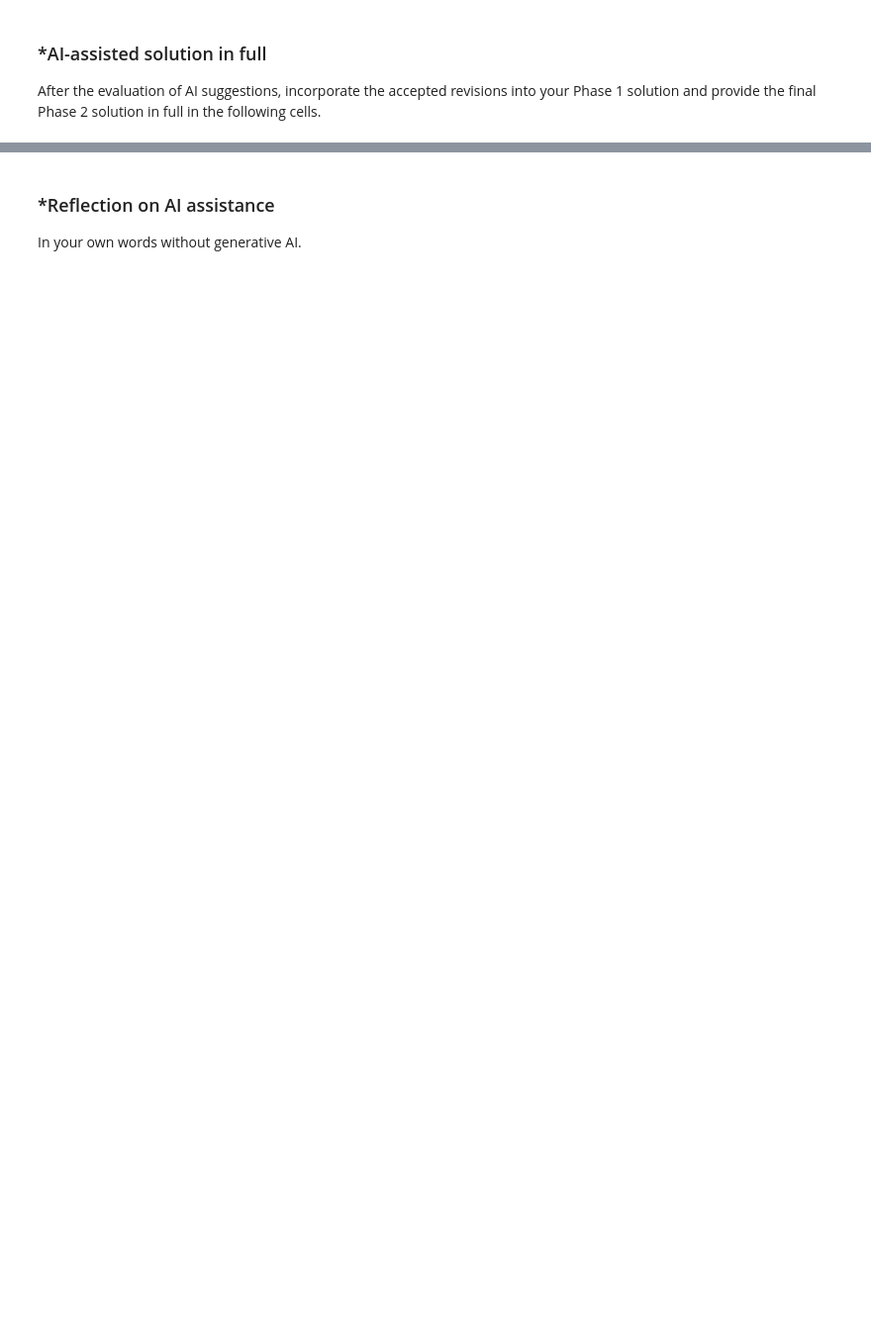
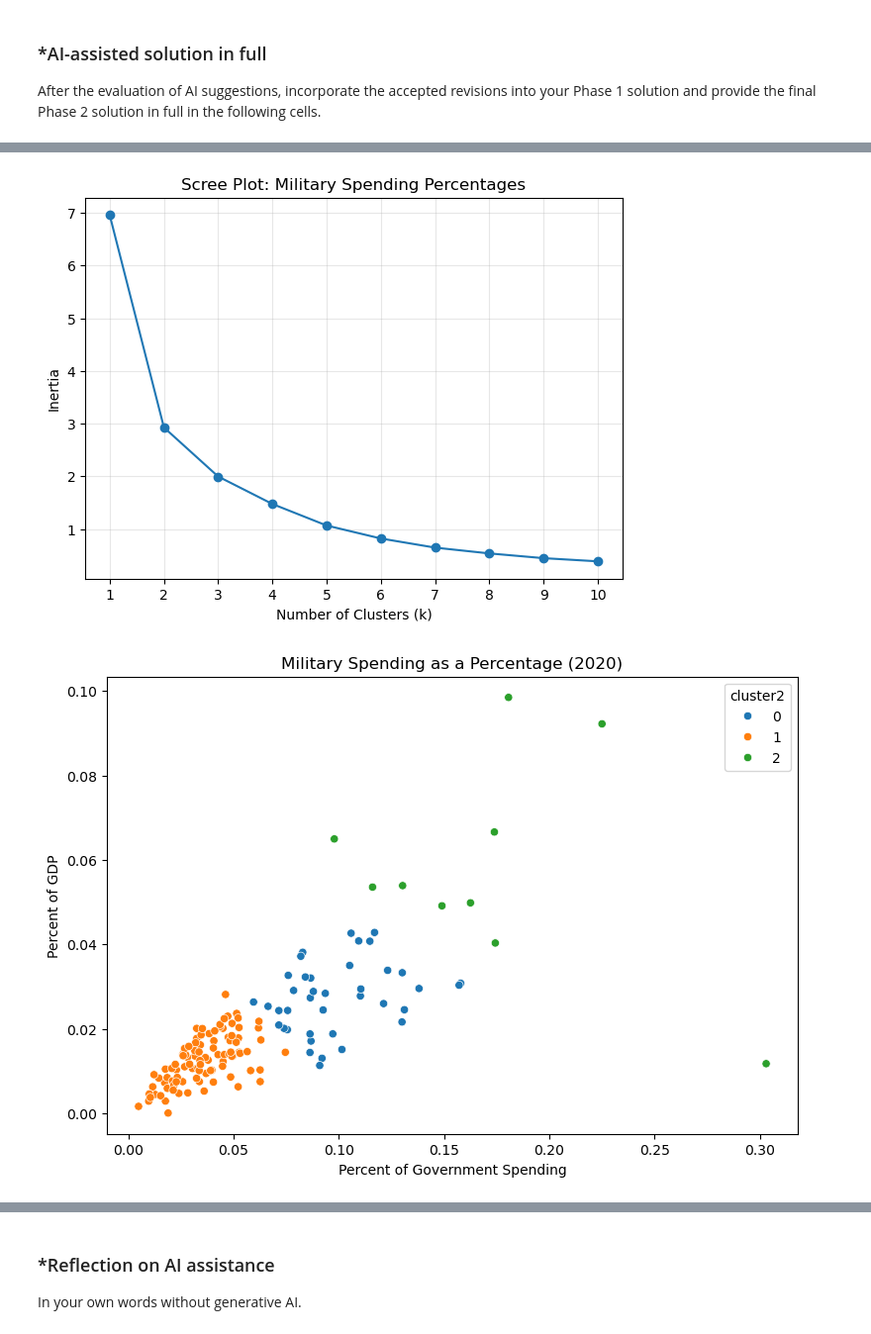
Before and after one commit to emmchung/A04-clustering, a Jupyter notebook: notebook.ipynb, the cells around one changed output, grey strips where cells are left out. Shown at 99% size. Saved outputs shown, nothing was run; the diff lists cells and outputs as text; code cells hidden in the pictures; blank space fills up the shorter version.

```diff
--- a/notebook.ipynb
+++ b/notebook.ipynb
@@ -503,0 +877,80 @@ After the evaluation of AI suggestions, incorporate the accepted revisions into
+# %%
+
+scaler2 = MinMaxScaler()
+X2 = scaler2.fit_transform(military_2020[features2])
+
+inertia2 = []
+
+for k in range(1, 11):
+    model = KMeans(
+        n_clusters=k,
+        random_state=42,
+        n_init=10
+    )
+    model.fit(X2)
+    inertia2.append(model.inertia_)
+
+plt.figure(figsize=(7, 5))
+plt.plot(range(1, 11), inertia2, marker="o")
+plt.xlabel("Number of Clusters (k)")
+plt.ylabel("Inertia")
+plt.title("Scree Plot: Military Spending Percentages")
+plt.xticks(range(1, 11))
+plt.grid(alpha=0.3)
+plt.show()
+
+model2 = KMeans(
+    n_clusters=3,
+    random_state=42,
+    n_init=10
+)
+
+military_2020["cluster2"] = model2.fit_predict(X2)
+
+plt.figure(figsize=(9, 6))
+
+sns.scatterplot(
+    data=military_2020,
+    x="Percent of Government Spending",
+    y="Percent of GDP",
+    hue="cluster2",
+    palette="tab10"
+)
+
+plt.title("Military Spending as a Percentage (2020)")
+plt.show()
+
+display(
+    military_2020.groupby("cluster2")[features2].describe()
+)
+
+summary2 = military_2020.groupby("cluster2").agg(
+    Countries=("Country", "count"),
+    Mean_Government_Spending=(
+        "Percent of Government Spending", "mean"
+    ),
+    Mean_GDP=("Percent of GDP", "mean")
+)
+
+display(summary2.round(4))
+
+print("Countries in each cluster:")
+print(military_2020["cluster2"].value_counts().sort_index())
+
+cluster2_means = military_2020.groupby("cluster2")[
+    "Percent of GDP"
+].mean()
+
+highest_cluster2 = cluster2_means.idxmax()
+
+print("\nCountries in the highest GDP spending cluster:")
+
+display(
+    military_2020.loc[
+        military_2020["cluster2"] == highest_cluster2,
+        ["Country"] + features2
+    ].sort_values("Percent of GDP", ascending=False)
+)
+# %% [output]
+[figure, added]
+[figure, added]
```
Also changed, not shown: parts of 32 cells of this notebook.
